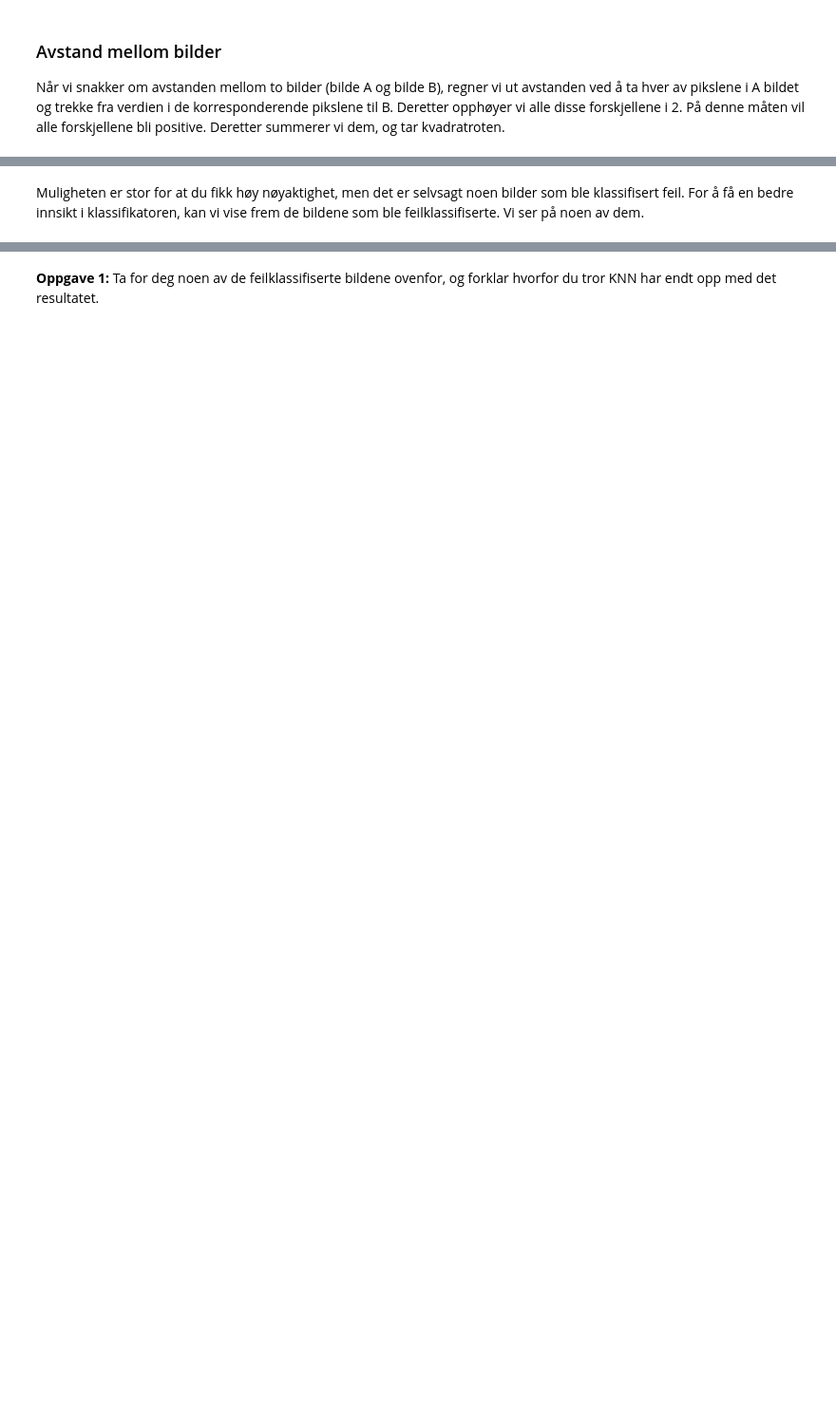
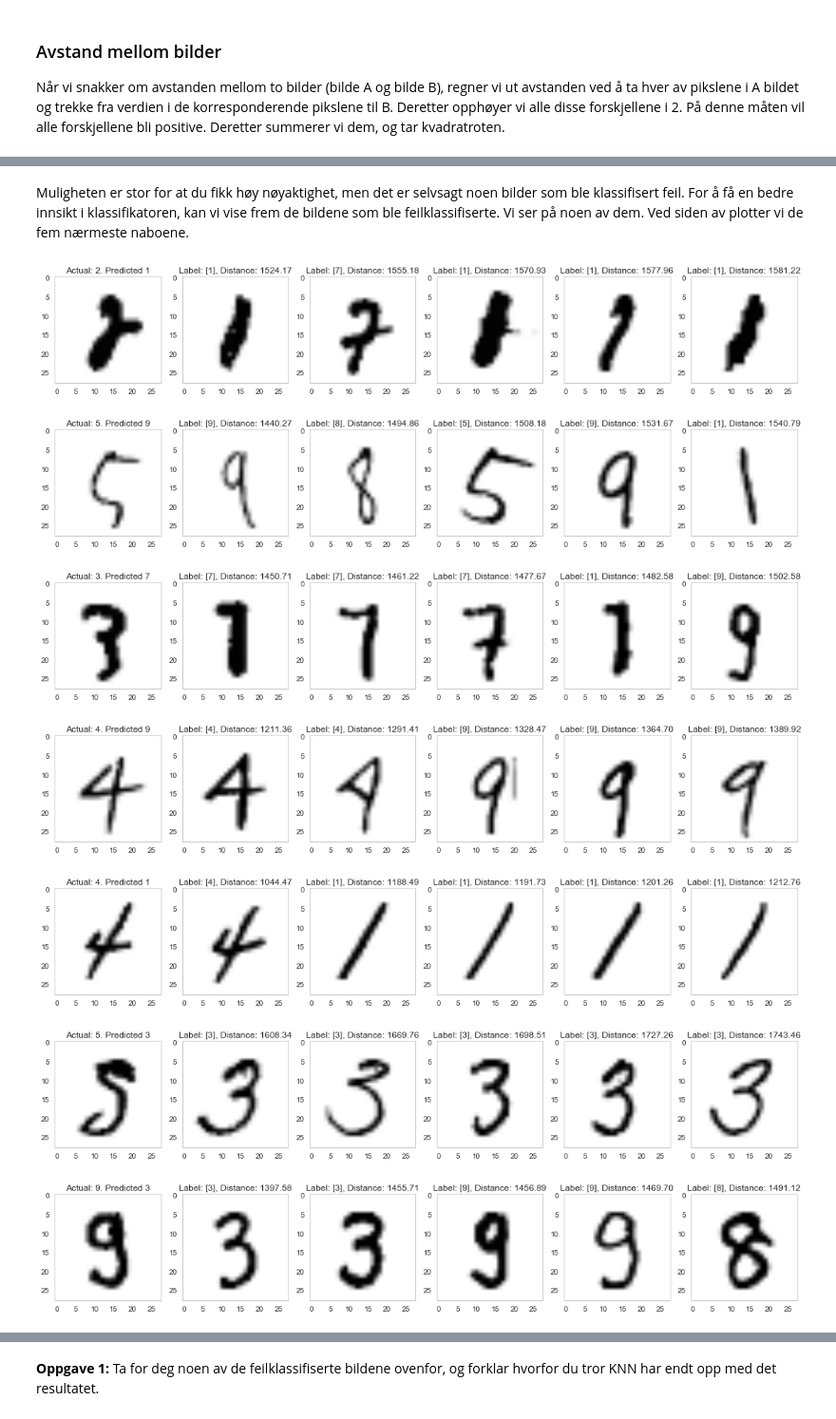
Before and after one commit to MarieRoald/MLkurs, a Jupyter notebook: notebooks/exercises/TallGjenkjenning.ipynb, the cells around one changed output, grey strips where cells are left out. Shown at 95% size. Drawn from its saved outputs; the diff is of its cells as text; code cells hidden in the pictures; blank space fills up the shorter version.

```diff
--- a/notebooks/exercises/TallGjenkjenning.ipynb
+++ b/notebooks/exercises/TallGjenkjenning.ipynb
@@ -90,13 +86,33 @@ Bruk modellen og prediker på testdata. Bruk `ModelTester` til å plotte forvirr
 # Din kode slutt
 # %% [markdown]
-Muligheten er stor for at du fikk høy nøyaktighet, men det er selvsagt noen bilder som ble klassifisert feil. For å få en bedre innsikt i klassifikatoren, kan vi vise frem de bildene som ble feilklassifiserte. Vi ser på noen av dem.
+Muligheten er stor for at du fikk høy nøyaktighet, men det er selvsagt noen bilder som ble klassifisert feil. For å få en bedre innsikt i klassifikatoren, kan vi vise frem de bildene som ble feilklassifiserte. Vi ser på noen av dem. Ved siden av plotter vi de fem nærmeste naboene.
 # %%
-wrong_class = predictions!=test_target[['label']].values.ravel()
-wrong_images = test_data[wrong_class]
+wrong_class = predictions!=labels_test.values.ravel()
+wrong_images = features_test[wrong_class]
 
 for i, row in enumerate(itertools.islice(wrong_images.iterrows(), 10)):
     id_num, im_row = row
     im = im_row.values.reshape(28, 28)
+    dist, nearest = clf.kneighbors(im_row.values.reshape(1, -1), n_neighbors=5)
+    plt.figure(figsize=(18, 3))
+
+    plt.subplot(1, 6, 1)
     plt.imshow(im)
-    plt.title('Actual: %d. Predicted %d' % (test_target.loc[id_num], predictions[wrong_class][i]))
+    plt.title('Actual: %d. Predicted %d' % (labels_test.loc[id_num], predictions[wrong_class][i]))
+
+
+    j = 2
+    for i, d in zip(nearest[0], dist[0]):
+        plt.subplot(1, 6, j)
+        plt.imshow(features_train.iloc[i].values.reshape(28, 28))
+        plt.title('Label: {}, Distance: {:.2f}'.format(labels_train.iloc[i].values, d))
+        j += 1
     plt.show()
+# %% [output]
+[figure, added]
+[figure, added]
+[figure, added]
+[figure, added]
+[figure, added]
+[figure, added]
+[figure, added]
```
Also changed, not shown: parts of 16 cells of this notebook, 1 other file.
